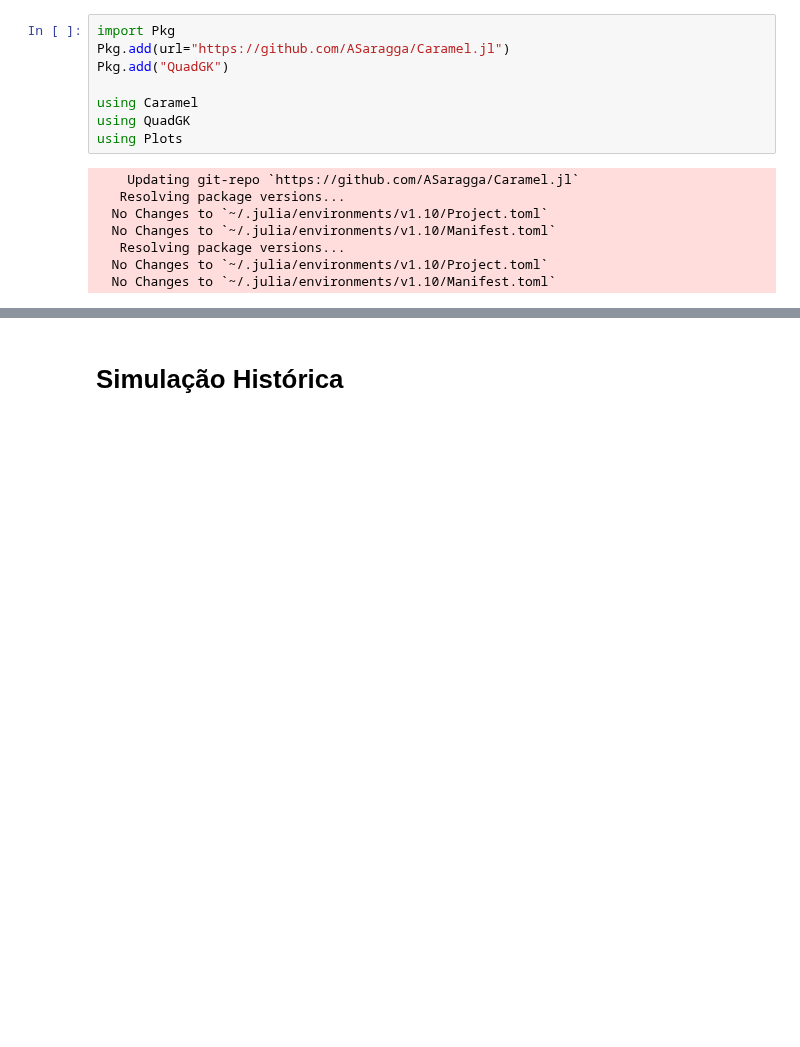
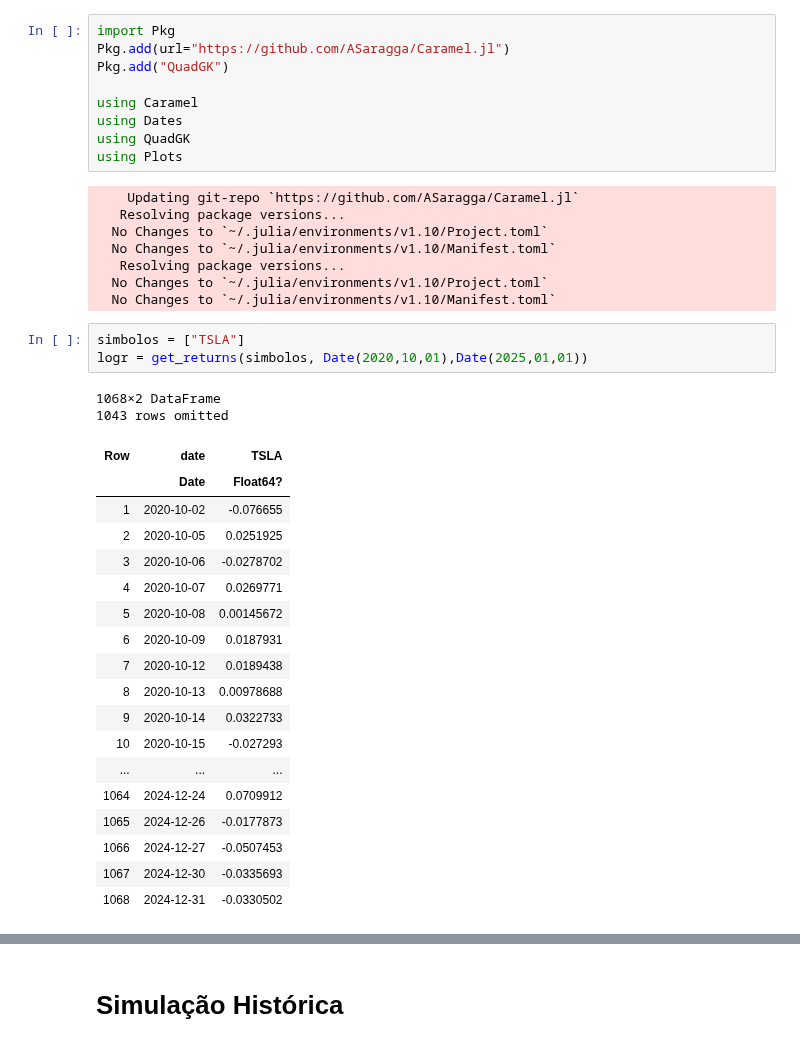
Before and after one commit to ASaragga/GRF, a Jupyter notebook: ETL.ipynb, the cells around one changed output, grey strips where cells are left out. Drawn from its saved outputs; the diff is of its cells as text; blank space fills up the shorter version.

```diff
--- a/ETL.ipynb
+++ b/ETL.ipynb
@@ -6,6 +6,7 @@ Pkg.add(url="https://github.com/ASaragga/Caramel.jl")
 Pkg.add("QuadGK")
 
 using Caramel
+using Dates
 using QuadGK
 using Plots
 # %% [output]
@@ -16,4 +17,28 @@ using Plots
    Resolving package versions...
   No Changes to `~/.julia/environments/v1.10/Project.toml`
   No Changes to `~/.julia/environments/v1.10/Manifest.toml`
+# %%
+simbolos = ["TSLA"]
+logr = get_returns(simbolos, Date(2020,10,01),Date(2025,01,01))
+# %% [output]
+1068×2 DataFrame
+1043 rows omitted
+| Row | date | TSLA |
+|  | Date | Float64? |
+| 1 | 2020-10-02 | -0.076655 |
+| 2 | 2020-10-05 | 0.0251925 |
+| 3 | 2020-10-06 | -0.0278702 |
+| 4 | 2020-10-07 | 0.0269771 |
+| 5 | 2020-10-08 | 0.00145672 |
+| 6 | 2020-10-09 | 0.0187931 |
+| 7 | 2020-10-12 | 0.0189438 |
+| 8 | 2020-10-13 | 0.00978688 |
+| 9 | 2020-10-14 | 0.0322733 |
+| 10 | 2020-10-15 | -0.027293 |
+| ... | ... | ... |
+| 1064 | 2024-12-24 | 0.0709912 |
+| 1065 | 2024-12-26 | -0.0177873 |
+| 1066 | 2024-12-27 | -0.0507453 |
+| 1067 | 2024-12-30 | -0.0335693 |
+| 1068 | 2024-12-31 | -0.0330502 |
 # %%
```
Also changed, not shown: parts of 4 cells of this notebook.
